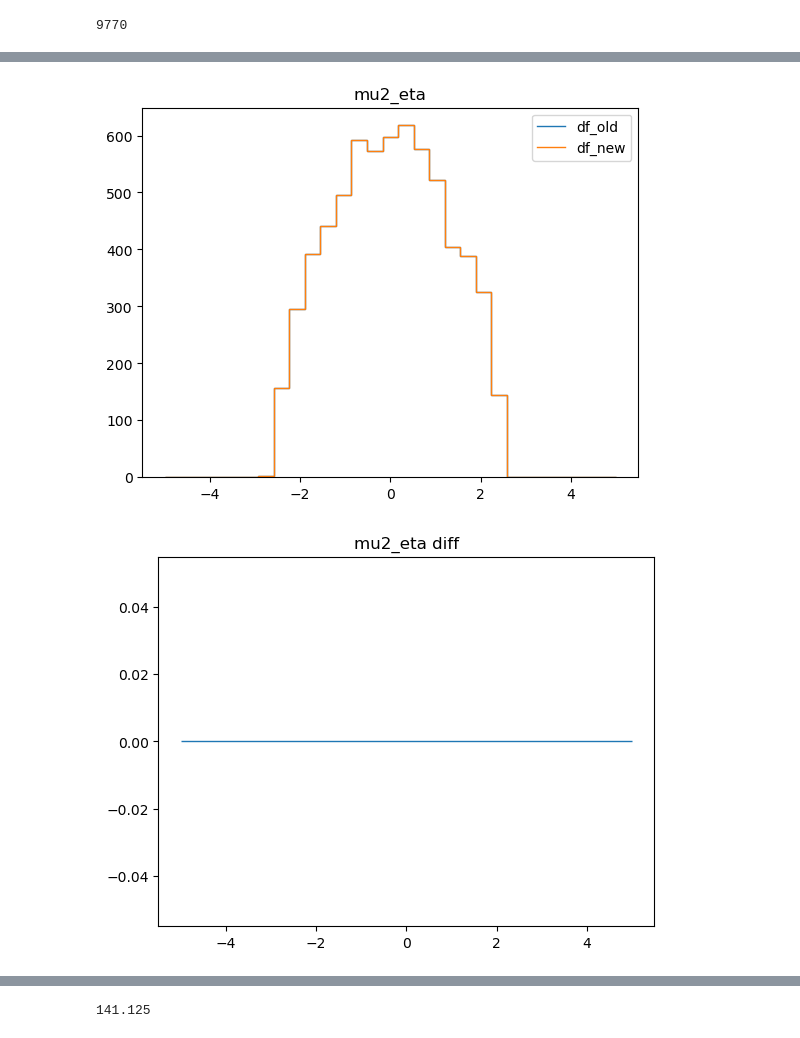
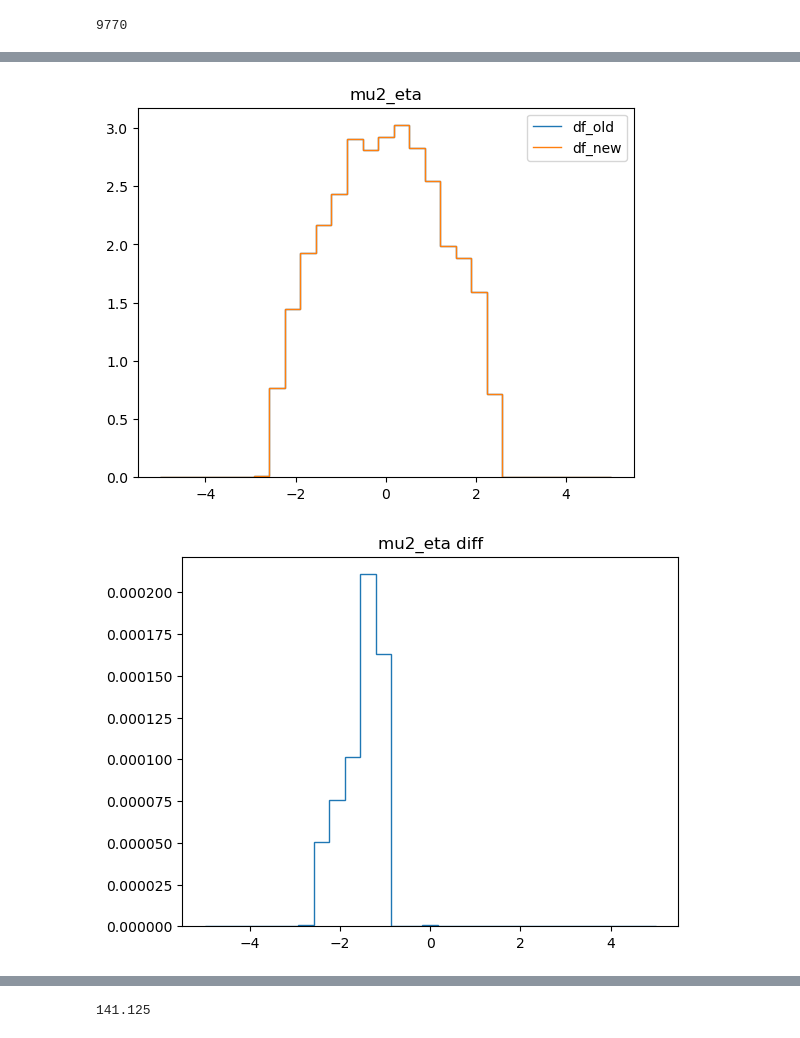
Before and after one commit to ram1123/copperheadV2, a Jupyter notebook: quick_validation_comparison.ipynb, the cells around one changed output, grey strips where cells are left out. Saved outputs shown, nothing was run; the diff lists cells and outputs as text; code cells hidden in the pictures.

```diff
--- a/quick_validation_comparison.ipynb
+++ b/quick_validation_comparison.ipynb
@@ -132,6 +171,10 @@ binning_map = {
 variables = ["mu1_pt","mu1_eta", "mu1_phi",
              "jet1_mass", "jet1_pt", "jet1_eta", "jet1_phi"
             ]
+weights_old = df_old["weights"].compute()
+weights_new = ak.to_numpy(df_new["weights"].compute())
+
+
 for var in variables:
     kin = var.split("_")[-1]
     # binning = np.linspace(*[25, 300, 50])
@@ -140,11 +183,11 @@ for var in variables:
     # new_len = ak.num(df_new["mu1_pt"].compute(), axis=0)
     # new_weights = np.ones(new_len)
     # new_weights = new_weights*old_len/new_len
-    hist_old, edges = np.histogram(df_old[var].compute(), bins=binning )
+    hist_old, edges = np.histogram(df_old[var].compute(), bins=binning ,weights=weights_old)
     # hist_old, edges = np.histogram(df_old[var+"_nominal"].compute(), bins=binning )
 
     # hist_new, _= np.histogram(df_new[region_cut][var].compute(), bins=binning , weights=new_weights)
-    hist_new, _= np.histogram(df_new[var].compute(), bins=binning )
+    hist_new, _= np.histogram(df_new[var].compute(), bins=binning ,weights=weights_new)
 
     plt.stairs(hist_old, edges, label = "df_old")
     plt.stairs(hist_new, edges, label = "df_new")
@@ -180,6 +223,8 @@ For mu2, special condition is needed bc when there's only one muon, mu2==mu1 in
 variables = ["mu2_pt","mu2_eta", "mu2_phi",
              "jet2_mass", "jet2_pt", "jet2_eta", "jet2_phi"
             ]
+weights_old = df_old["weights"].compute()
+weights_new = ak.to_numpy(df_new["weights"].compute())
 for var in variables:
     kin = var.split("_")[-1]
     # binning = np.linspace(*[25, 300, 50])
@@ -192,8 +237,8 @@ for var in variables:
     else:
         nvars_new = df_new["njets"].compute()
         nvars_old = df_old["njets"].compute()
-    hist_old, edges = np.histogram(df_old[nvars_old ==2][var].compute(), bins=binning )
-    hist_new, _= np.histogram(df_new[nvars_new ==2][var].compute(), bins=binning )
+    hist_old, edges = np.histogram(df_old[nvars_old ==2][var].compute(), bins=binning , weights=weights_old[nvars_old ==2])
+    hist_new, _= np.histogram(df_new[nvars_new ==2][var].compute(), bins=binning , weights=weights_new[nvars_new ==2])
 
     plt.stairs(hist_old, edges, label = "df_old")
     plt.stairs(hist_new, edges, label = "df_new")
@@ -209,2 +254,2 @@ for var in variables:
-[figure, old version]
+[figure, new version]
-[figure, old version]
+[figure, new version]
```
Also changed, not shown: parts of 6 cells of this notebook, 1 other file.
